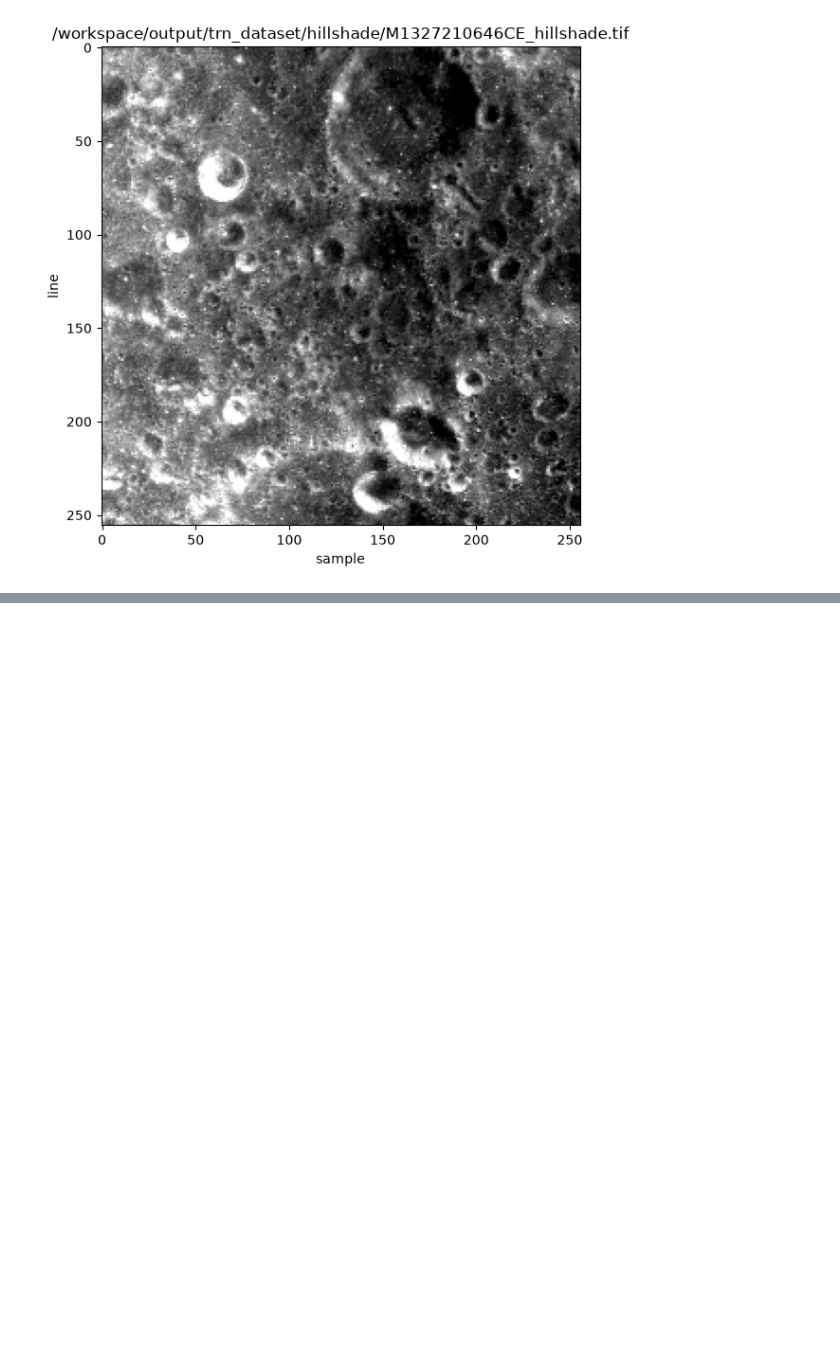
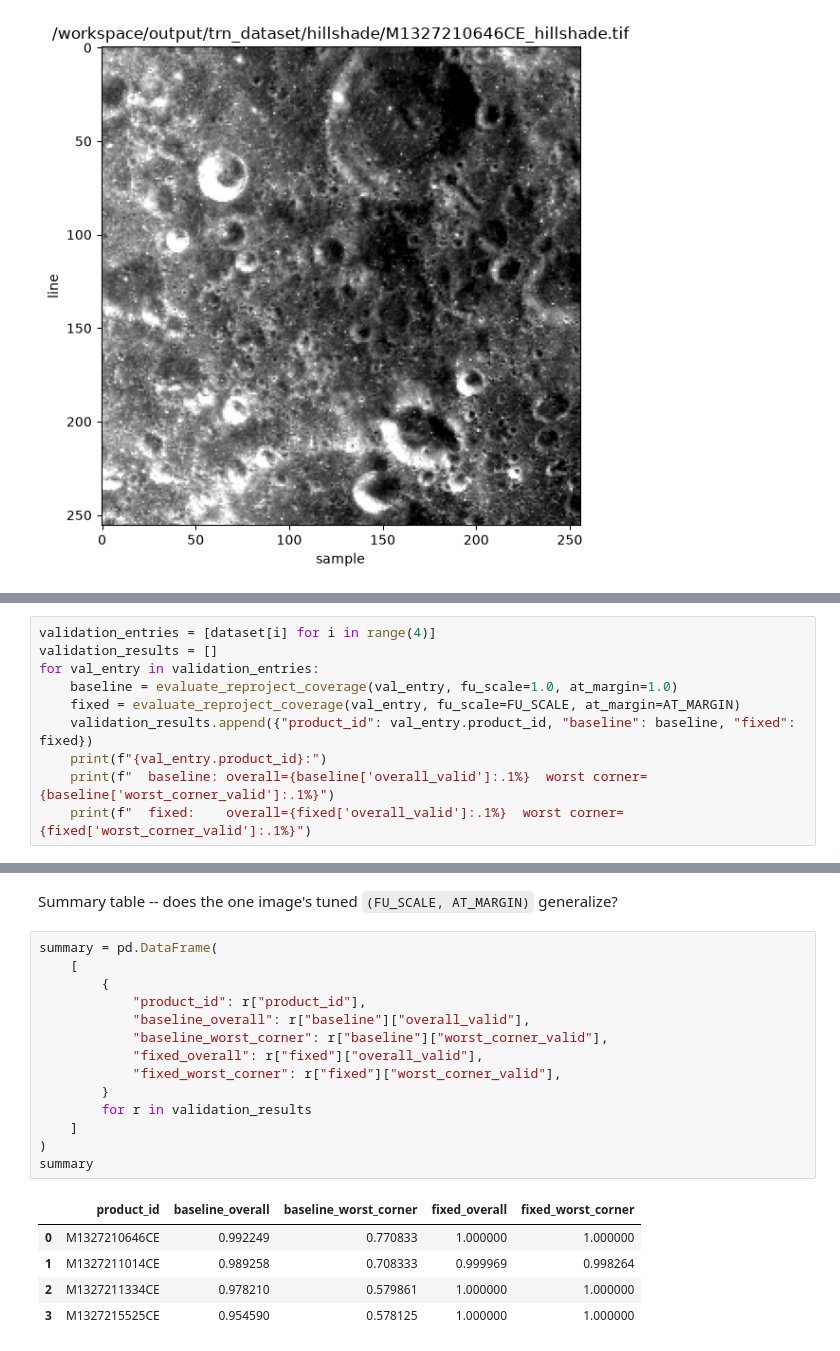
Before and after one commit to trey0/trntest, a Jupyter notebook: notebooks/reproject_spike.ipynb, the cells around one changed output, grey strips where cells are left out. Saved outputs shown, nothing was run; the diff lists cells and outputs as text; blank space fills up the shorter version.

```diff
--- a/notebooks/reproject_spike.ipynb
+++ b/notebooks/reproject_spike.ipynb
@@ -396,0 +496,10 @@ plotting.plot_raster(entry.hillshade.raster_path, cmap="gray")
+# %%
+validation_entries = [dataset[i] for i in range(4)]
+validation_results = []
+for val_entry in validation_entries:
+    baseline = evaluate_reproject_coverage(val_entry, fu_scale=1.0, at_margin=1.0)
+    fixed = evaluate_reproject_coverage(val_entry, fu_scale=FU_SCALE, at_margin=AT_MARGIN)
+    validation_results.append({"product_id": val_entry.product_id, "baseline": baseline, "fixed": fixed})
+    print(f"{val_entry.product_id}:")
+    print(f"  baseline: overall={baseline['overall_valid']:.1%}  worst corner={baseline['worst_corner_valid']:.1%}")
+    print(f"  fixed:    overall={fixed['overall_valid']:.1%}  worst corner={fixed['worst_corner_valid']:.1%}")
@@ -396,0 +519,22 @@ plotting.plot_raster(entry.hillshade.raster_path, cmap="gray")
+# %% [markdown]
+Summary table -- does the one image's tuned `(FU_SCALE, AT_MARGIN)` generalize?
+# %%
+summary = pd.DataFrame(
+    [
+        {
+            "product_id": r["product_id"],
+            "baseline_overall": r["baseline"]["overall_valid"],
+            "baseline_worst_corner": r["baseline"]["worst_corner_valid"],
+            "fixed_overall": r["fixed"]["overall_valid"],
+            "fixed_worst_corner": r["fixed"]["worst_corner_valid"],
+        }
+        for r in validation_results
+    ]
+)
+summary
+# %% [output]
+|  | product_id | baseline_overall | baseline_worst_corner | fixed_overall | fixed_worst_corner |
+| 0 | M1327210646CE | 0.992249 | 0.770833 | 1.000000 | 1.000000 |
+| 1 | M1327211014CE | 0.989258 | 0.708333 | 0.999969 | 0.998264 |
+| 2 | M1327211334CE | 0.978210 | 0.579861 | 1.000000 | 1.000000 |
+| 3 | M1327215525CE | 0.954590 | 0.578125 | 1.000000 | 1.000000 |
```
Also changed, not shown: parts of 4 cells of this notebook, 4 other files.
